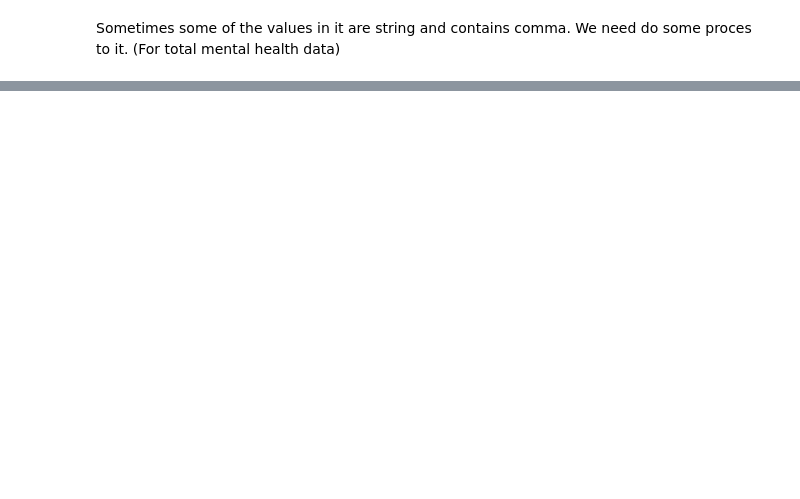
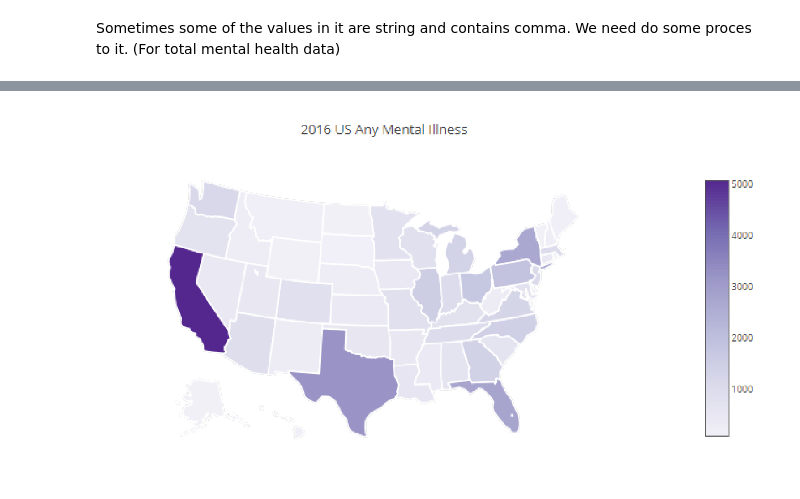
Before and after one commit to KennySitu/Team_Two_But_-1_In_Standings, a Jupyter notebook: Visualization/Visualization.ipynb, the cells around one changed output, grey strips where cells are left out. Saved outputs shown, nothing was run; the diff lists cells and outputs as text; code cells hidden in the pictures; blank space fills up the shorter version.

```diff
--- a/Visualization/Visualization.ipynb
+++ b/Visualization/Visualization.ipynb
@@ -346,0 +440,5 @@ plotPng('figure/heatmap_totalAMI.png')
+# %%
+plotPng('figure/Totals_AnyMentalIllnes.png')
+# heatmap of total number of Any kind of Mental illness in each state
+# %% [output]
+[figure, added]
```
Also changed, not shown: parts of 23 cells of this notebook.
